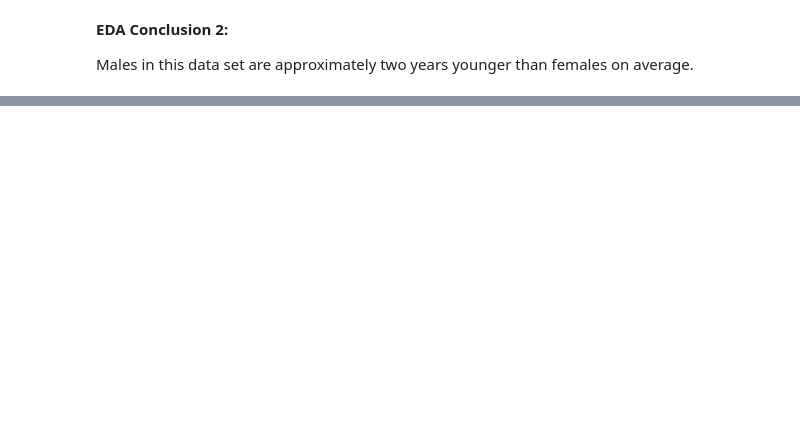
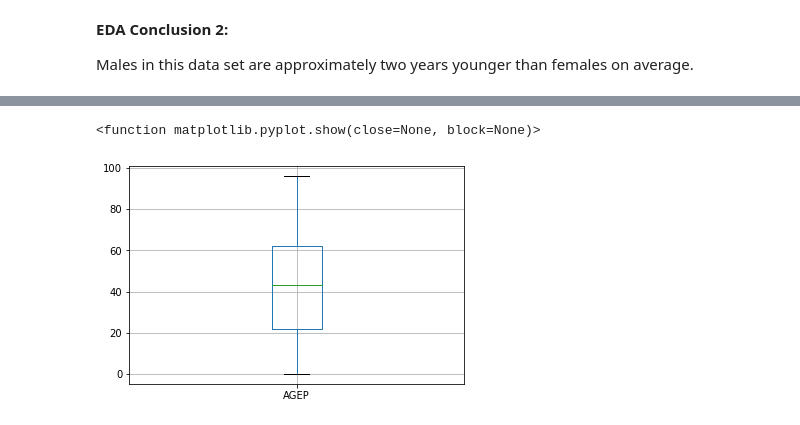
Before and after one commit to brandiehatch/capstone, a Jupyter notebook: 02-eda-capstone.ipynb, the cells around one changed output, grey strips where cells are left out. Drawn from its saved outputs; the diff is of its cells as text; code cells hidden in the pictures; blank space fills up the shorter version.

```diff
--- a/02-eda-capstone.ipynb
+++ b/02-eda-capstone.ipynb
@@ -62,6 +62,8 @@ df.head()
 | 4 | 18 | 1 | 1 | 0 | 6 | 0 | 2 | 5 | 0 | -1 | 4110 | ... |
 # %% [markdown]
 The data set includes3,239,553 observations and 36 variables.
+# %%
+df = df.astype('int')
 # %%
 # dtypes and info for Data Dictionary above
 df.info()
@@ -152,0 +165,3 @@ df.corr()
+# %%
+df = df.drop(columns=['RAC2P', 'RAC3P', 'RACAIAN', 'RACASN', 'RACBLK', 'RACNH', 'RACNUM', 'RACPI', 'RACSOR', 'RACWHT'])
+df.head()
@@ -172,0 +277,6 @@ Males in this data set are approximately two years younger than females on avera
+# %%
+df.boxplot(column=['AGEP'])
+plt.show
+# %% [output]
+<function matplotlib.pyplot.show(close=None, block=None)>
+[figure, added]
```
Also changed, not shown: parts of 14 cells of this notebook, 5 other files.
